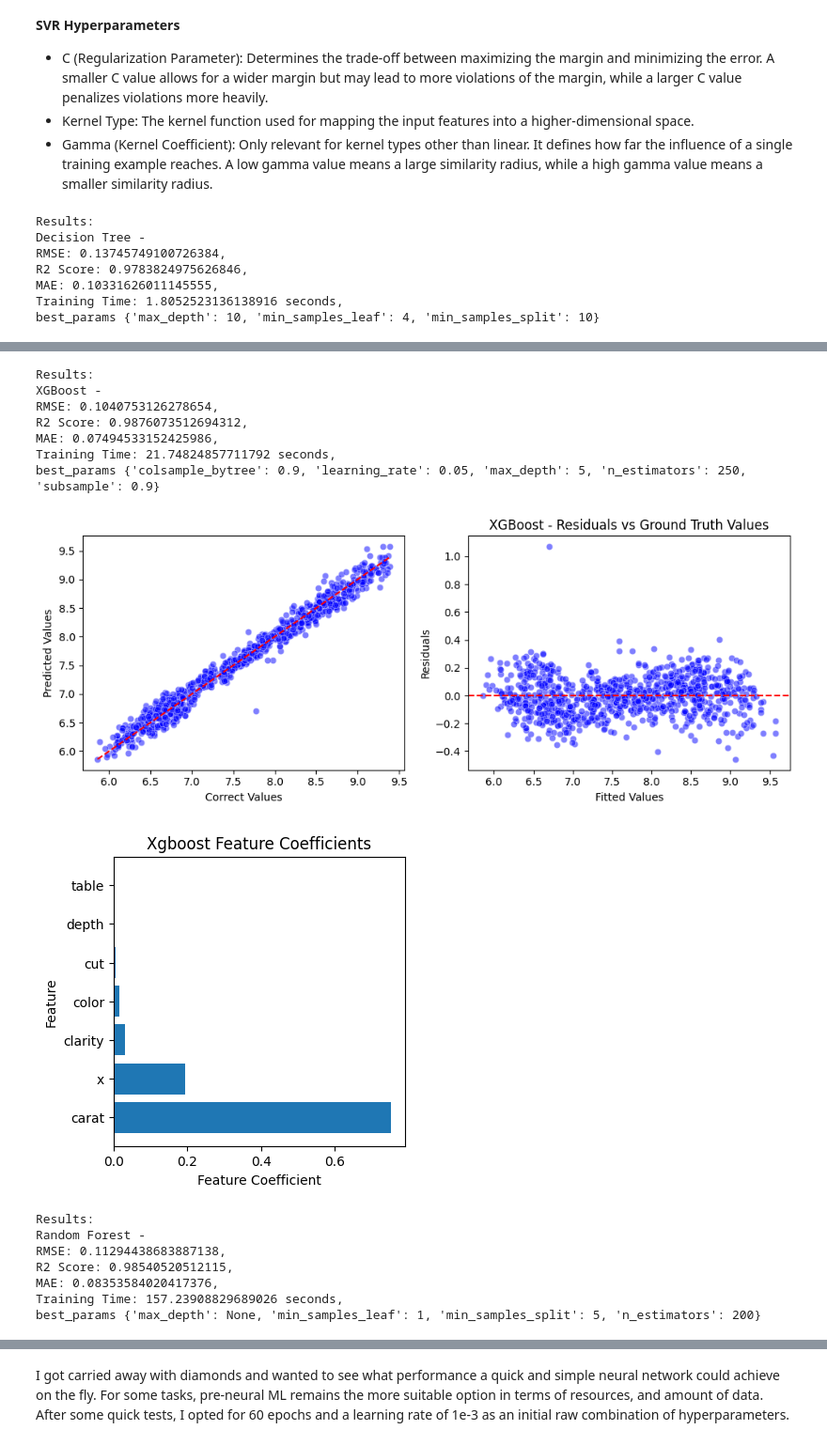
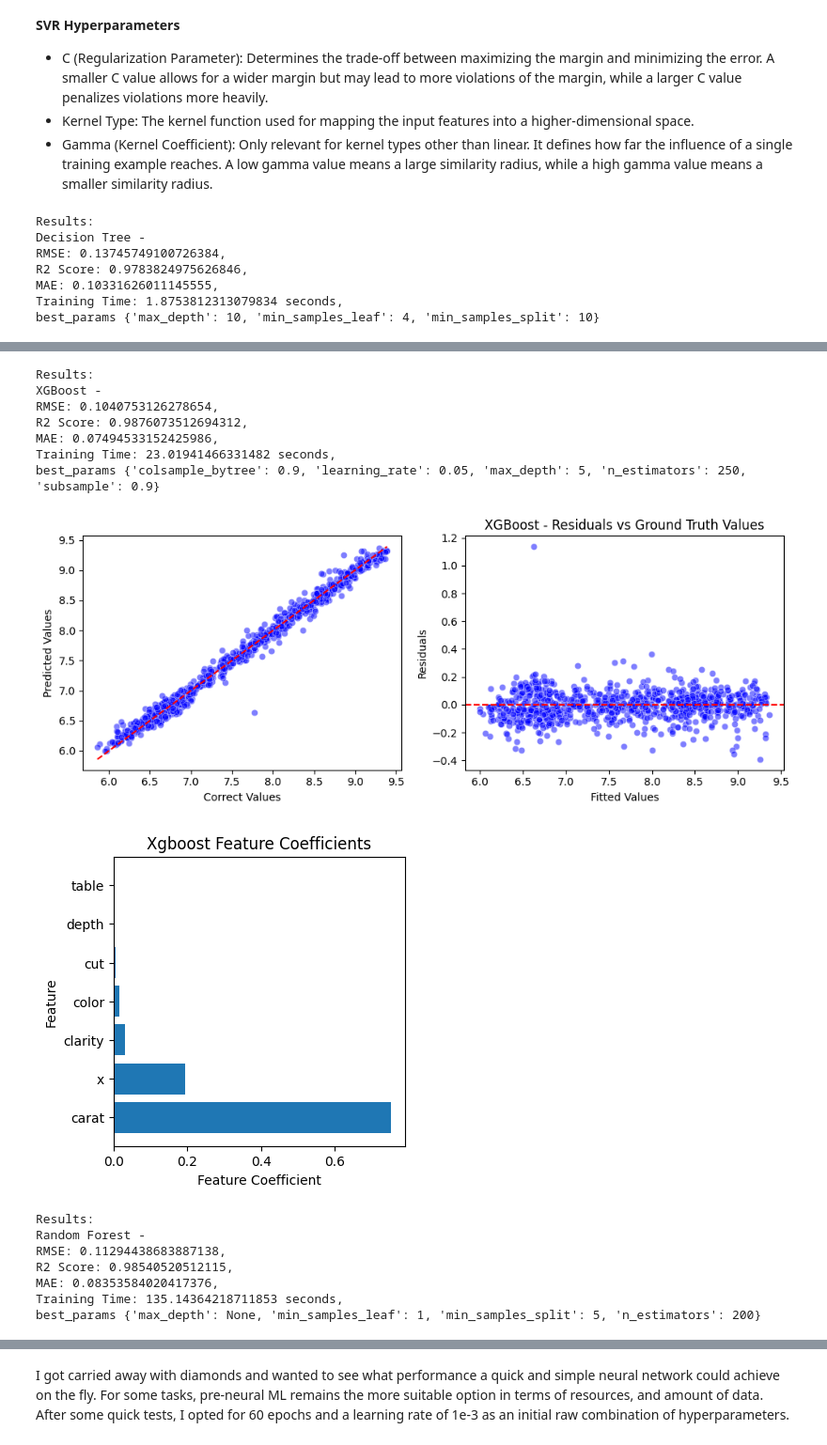
Before and after one commit to matildao-pane/xtream-ai-assignment-engineer, a Jupyter notebook: challenge_1/Training.ipynb, the cells around one changed output, grey strips where cells are left out. Shown: that part at 94% size. Cells and saved outputs as stored; diff of their text form; code cells hidden in the pictures.

Commit message:
bug(challenge_1): solved plot bug

```diff
--- a/challenge_1/Training.ipynb
+++ b/challenge_1/Training.ipynb
@@ -297,7 +297,7 @@ for name, model in models.items():
     print('\nResults:')
     results[name] = {'RMSE': rmse, 'R2 Score': r2, 'MAE': mae, 'Training Time': training_time, 'best_params':best_params}
     print(f'{name} - \nRMSE: {rmse}, \nR2 Score: {r2}, \nMAE: {mae}, \nTraining Time: {training_time} seconds, \nbest_params {best_params}' )
-    plot(y_test, y_pred_linear,name)
+    plot(y_test, y_pred,name)
 
     plot_feature_importance(best_model, FEAT, name )
 
@@ -310,5 +310,5 @@ Decision Tree -
 RMSE: 0.13745749100726384,
 R2 Score: 0.9783824975626846,
 MAE: 0.10331626011145555,
-Training Time: 1.8052523136138916 seconds,
+Training Time: 1.8753812313079834 seconds,
 best_params {'max_depth': 10, 'min_samples_leaf': 4, 'min_samples_split': 10}
@@ -316,17 +316,17 @@ best_params {'max_depth': 10, 'min_samples_leaf': 4, 'min_samples_split': 10}
 [figure]
 Results:
 XGBoost -
 RMSE: 0.1040753126278654,
 R2 Score: 0.9876073512694312,
 MAE: 0.07494533152425986,
-Training Time: 21.74824857711792 seconds,
+Training Time: 23.01941466331482 seconds,
 best_params {'colsample_bytree': 0.9, 'learning_rate': 0.05, 'max_depth': 5, 'n_estimators': 250, 'subsample': 0.9}
-[figure, old version]
+[figure, new version]
 [figure]
 Results:
 Random Forest -
 RMSE: 0.11294438683887138,
 R2 Score: 0.98540520512115,
 MAE: 0.08353584020417376,
-Training Time: 157.23908829689026 seconds,
+Training Time: 135.14364218711853 seconds,
 best_params {'max_depth': None, 'min_samples_leaf': 1, 'min_samples_split': 5, 'n_estimators': 200}
```
Also changed, not shown: parts of 4 cells of this notebook, 4 other files.
